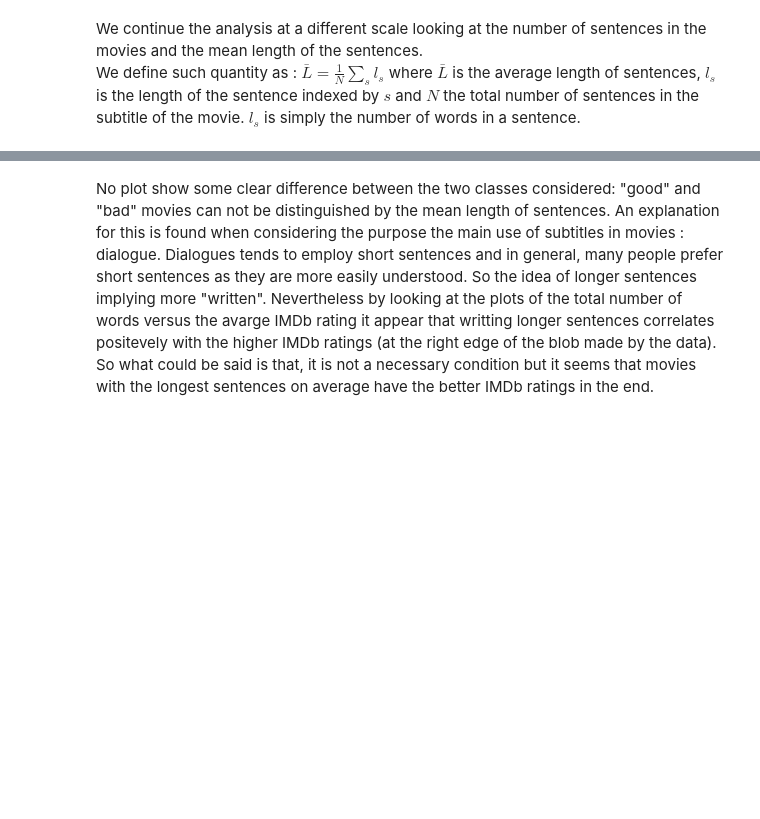
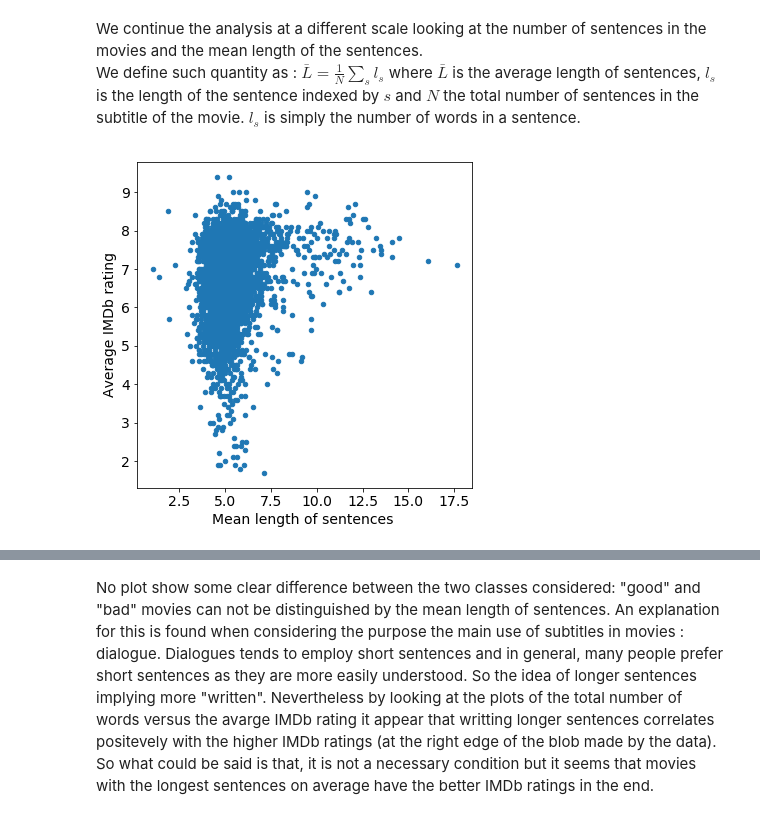
Before and after one commit to Xabitsuki/adamax, a Jupyter notebook: NotebookFinal.ipynb, the cells around one changed output, grey strips where cells are left out. Saved outputs shown, nothing was run; the diff lists cells and outputs as text; code cells hidden in the pictures; blank space fills up the shorter version.

```diff
--- a/NotebookFinal.ipynb
+++ b/NotebookFinal.ipynb
@@ -808,9 +794,13 @@ We continue the analysis at a different scale looking at the number of sentences
 We define such quantity as : $\bar{L} = \frac{1}{N}\sum_{s} l_{s}$ where $\bar{L}$ is the average length of sentences, $l_s$ is the length of the sentence indexed by $s$ and $N$ the total number of sentences in the subtitle of the movie.
 $l_s$ is simply the number of words in a sentence.
 # %%
-ax = df_words_ratings_pd.plot.scatter("mean_length_sentences", "averageRating",figsize=(6,6),fontsize=14);
-plt.xlabel('Mean length of sentences ', fontsize=14);
-plt.ylabel('Average IMDb rating', fontsize=14);
+ax = df_words_ratings_pd.plot.scatter("mean_length_sentences", "averageRating",
+                                      figsize=(6,6),
+                                      fontsize=14)
+plt.xlabel('Mean length of sentences ', fontsize=14)
+plt.ylabel('Average IMDb rating', fontsize=14)
+# %% [output]
+[figure, added]
 # %%
 plt.figure(figsize=(6,6))
 good_movies["mean_length_sentences"].plot.hist(bins=40,
```
Also changed, not shown: parts of 51 cells of this notebook.
